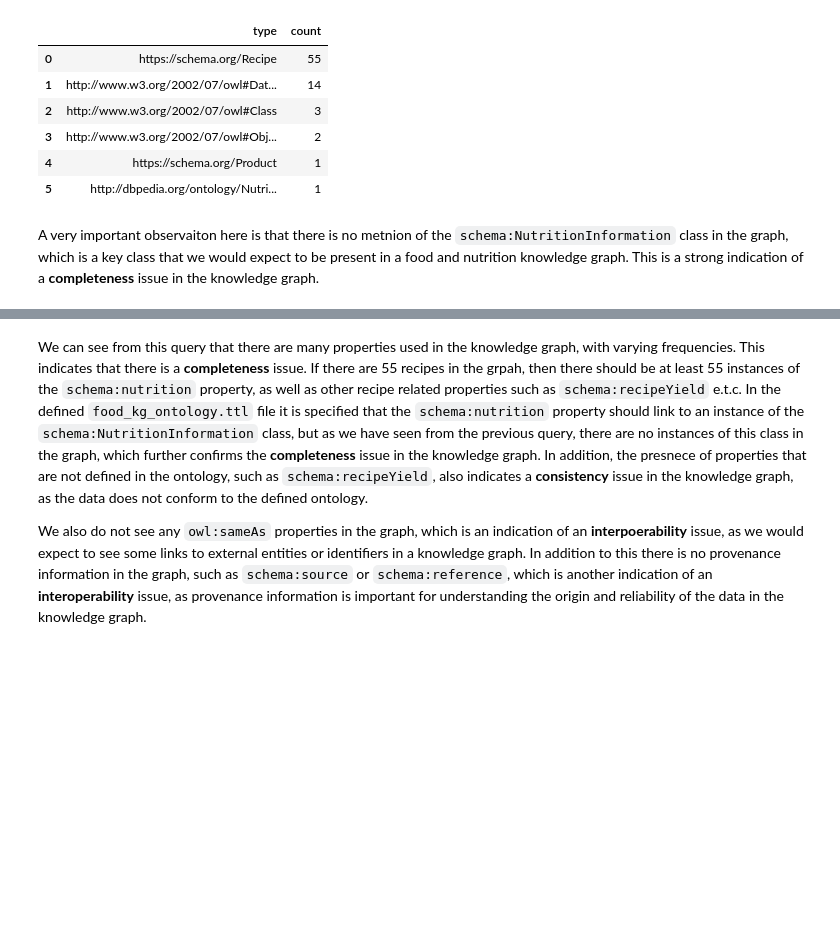
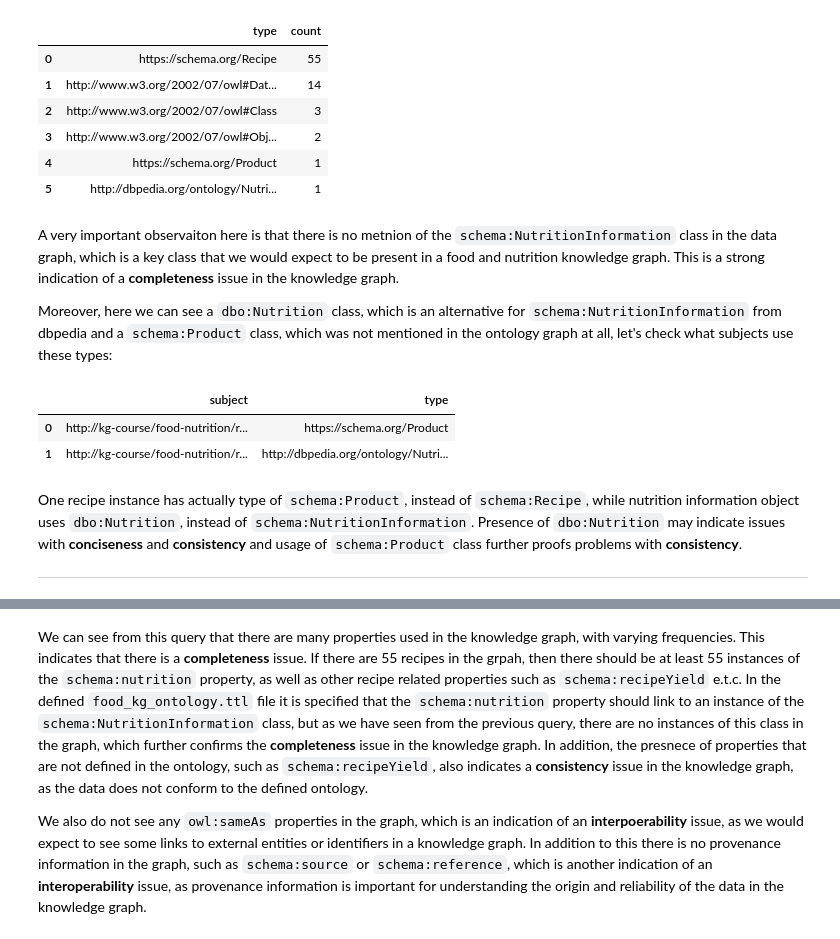
Before and after one commit to alexanderleonidas/fluffy-octo-spoon, a Jupyter notebook: kg_quality_assessment/food_kg_quality_assessnent.ipynb, the cells around one changed output, grey strips where cells are left out. Drawn from its saved outputs; the diff is of its cells as text; code cells hidden in the pictures; blank space fills up the shorter version.

```diff
--- a/kg_quality_assessment/food_kg_quality_assessnent.ipynb
+++ b/kg_quality_assessment/food_kg_quality_assessnent.ipynb
@@ -60,7 +76,31 @@ df
 | 4 | https://schema.org/Product | 1 |
 | 5 | http://dbpedia.org/ontology/Nutri... | 1 |
 # %% [markdown]
-A very important observaiton here is that there is no metnion of the `schema:NutritionInformation` class in the graph, which is a key class that we would expect to be present in a food and nutrition knowledge graph. This is a strong indication of a **completeness** issue in the knowledge graph.
+A very important observaiton here is that there is no metnion of the `schema:NutritionInformation` class in the data graph, which is a key class that we would expect to be present in a food and nutrition knowledge graph. This is a strong indication of a **completeness** issue in the knowledge graph.
+
+Moreover, here we can see a `dbo:Nutrition` class, which is an alternative for `schema:NutritionInformation` from dbpedia and a `schema:Product` class, which was not mentioned in the ontology graph at all, let's check what subjects use these types:
+# %%
+res = food_kg.query(f"""
+PREFIX schema: <https://schema.org/>
+PREFIX dbo: <http://dbpedia.org/ontology/>
+
+
+SELECT DISTINCT ?subject ?type
+WHERE {{
+  ?subject rdf:type ?type .
+
+FILTER(?type = schema:Product || ?type = dbo:Nutrition)
+}}""")
+
+display(pd.DataFrame(res, columns=[str(var) for var in res.vars]))
+# %% [output]
+|  | subject | type |
+| 0 | http://kg-course/food-nutrition/r... | https://schema.org/Product |
+| 1 | http://kg-course/food-nutrition/r... | http://dbpedia.org/ontology/Nutri... |
+# %% [markdown]
+One recipe instance has actually type of `schema:Product`, instead of `schema:Recipe`, while nutrition information object uses `dbo:Nutrition`, instead of `schema:NutritionInformation`. Presence of `dbo:Nutrition` may indicate issues with **conciseness** and **consistency** and usage of  `schema:Product` class further proofs problems with **consistency**.
+
+---
 # %%
 # Find the properties used in the knowledge graph and their frequency
 result = food_kg.query("""
```
Also changed, not shown: parts of 7 cells of this notebook.
